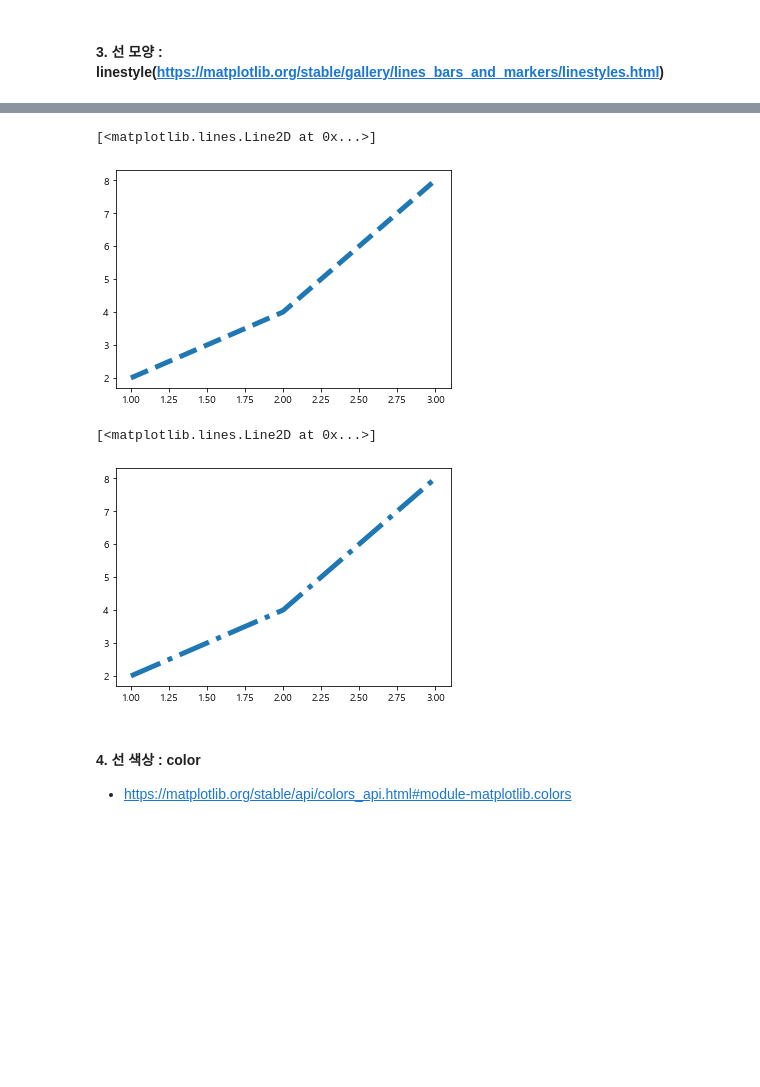
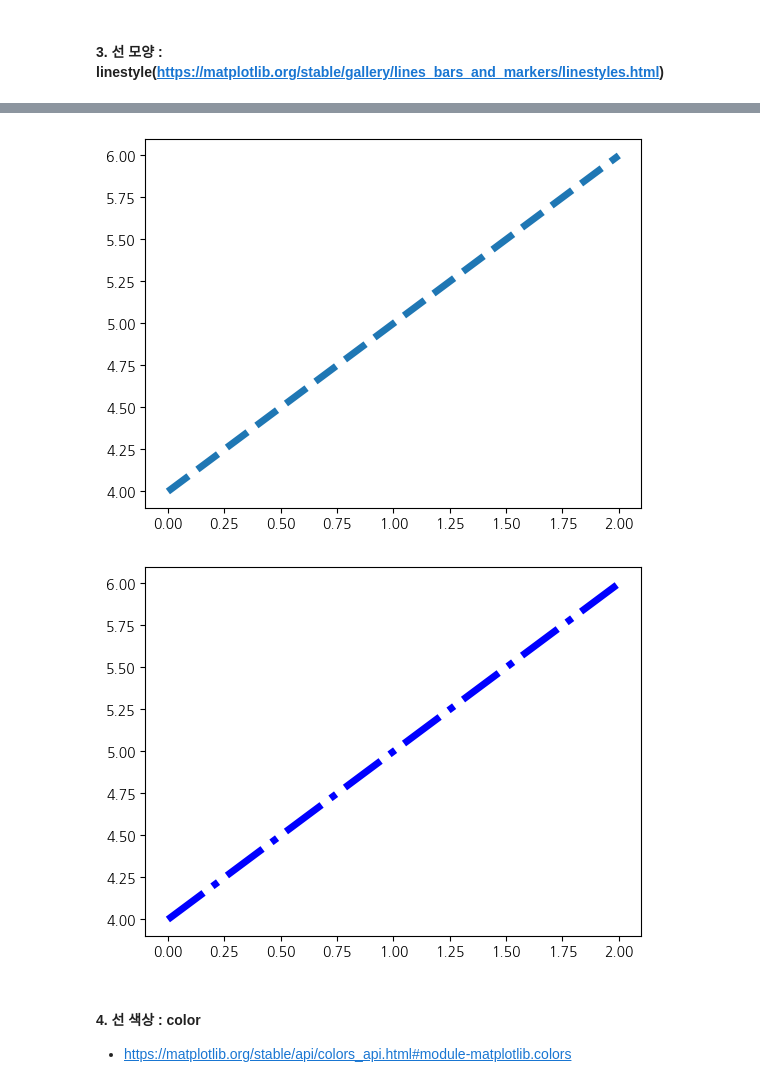
Before and after one commit to NamGle6318/pythonSource, a Jupyter notebook: matplotlib/04. 스타일.ipynb, the cells around one changed output, grey strips where cells are left out. Cells and saved outputs as stored; diff of their text form; code cells hidden in the pictures; blank space fills up the shorter version.

```diff
--- a/matplotlib/04. 스타일.ipynb
+++ b/matplotlib/04. 스타일.ipynb
@@ -38,11 +61,11 @@
 # %%
+g = plt.plot([4, 5, 6], linestyle='--', linewidth=5)
 # %% [output]
-[<matplotlib.lines.Line2D at 0x...>]
-[figure, old version]
+[figure, new version]
 # %%
+g = plt.plot([4, 5, 6], linestyle='-.', linewidth=5, color="b")
 # %% [output]
-[<matplotlib.lines.Line2D at 0x...>]
-[figure, old version]
+[figure, new version]
 # %% [markdown]
 #### 4. 선 색상 : color
 
```
Also changed, not shown: parts of 16 cells of this notebook, 10 other files.
